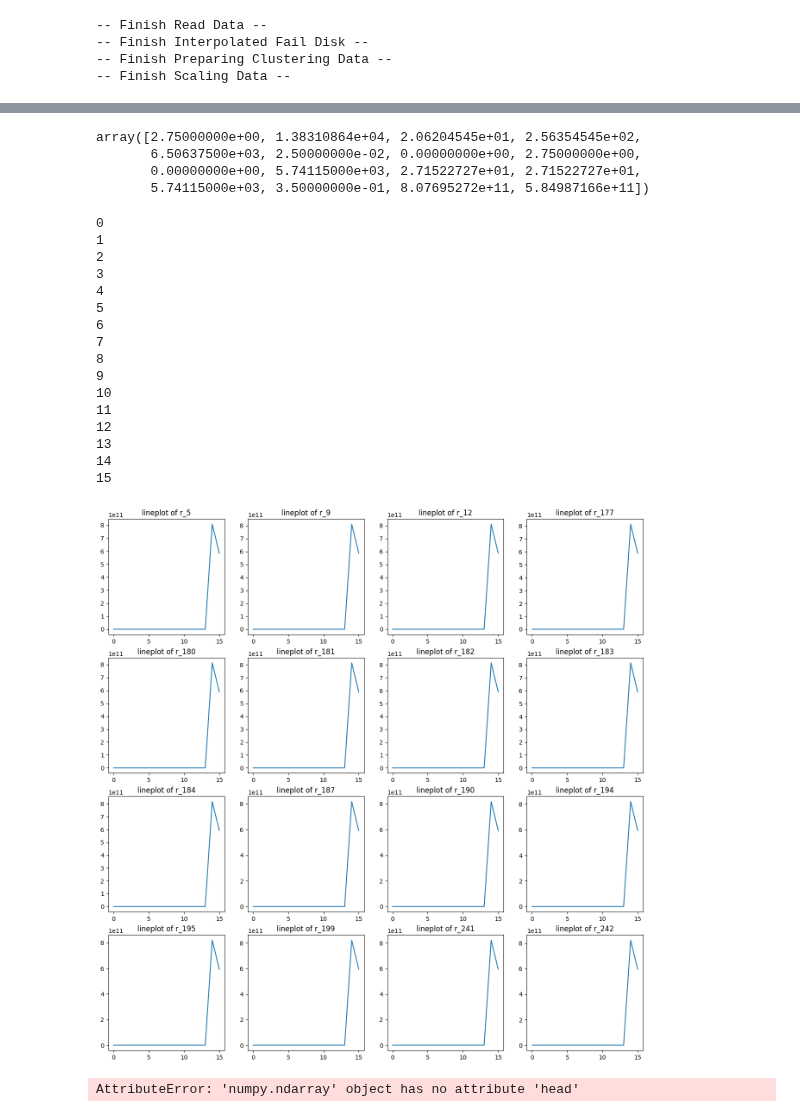
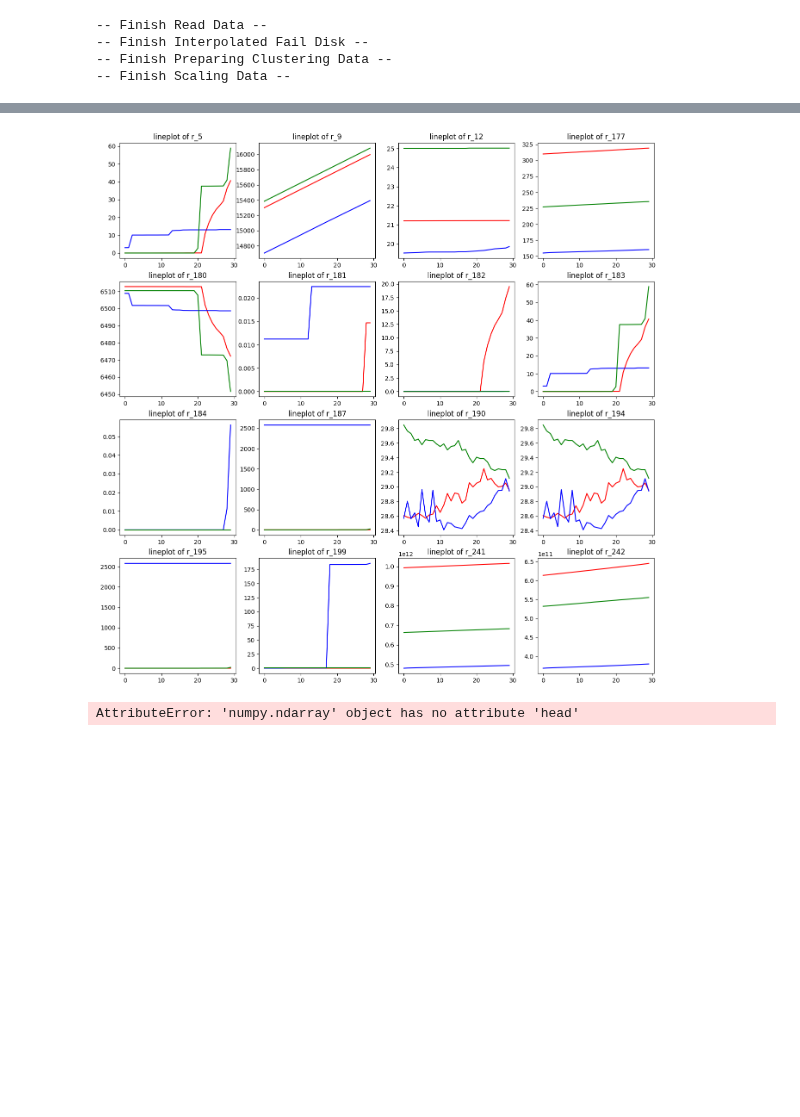
Before and after one commit to passion3659/ssd-failure, a Jupyter notebook: 개인저장소/정원/cluster_fail.ipynb, the cells around one changed output, grey strips where cells are left out. Drawn from its saved outputs; the diff is of its cells as text; code cells hidden in the pictures; blank space fills up the shorter version.

```diff
--- a/개인저장소/정원/cluster_fail.ipynb
+++ b/개인저장소/정원/cluster_fail.ipynb
@@ -12,7 +12,8 @@ import random
 import os
 
 warnings.filterwarnings(action='ignore')
-filename = os.path.join(os.getcwd(),'null_delete_MB1.csv')
+filepath = '/Users/parkjeongwon/Desktop/SSD/ssd_data/'
+filename = os.path.join(filepath,'null_delete_MB1.csv')
 raw_data = pd.read_csv(filename,index_col=False)
 raw_data = raw_data.iloc[:,1:]
 print('-- Finish Read Data --')
@@ -108,8 +120,10 @@ cluster0 = fail_disk_interpolated[fail_disk_interpolated['disk_id'].isin(disk_id
 cluster1 = fail_disk_interpolated[fail_disk_interpolated['disk_id'].isin(disk_id1)]
 cluster2 = fail_disk_interpolated[fail_disk_interpolated['disk_id'].isin(disk_id2)]
 # %%
-cluster2 = cluster2.drop(columns=['ds','label'])
-grouped_2 = cluster2.groupby("disk_id").apply(np.array)
-to_cluster_raw_2 = np.array(grouped_2.tolist())
-to_cluster2 = to_cluster_raw_2[:, :, 1:] # disk_id 제외
-print('-- Finish Preparing Clustering Data --')
+def cluster_data(df):
+    df = df.drop(columns=['ds','label'])
+    grouped_df = df.groupby("disk_id").apply(np.array)
+    to_cluster_raw = np.array(grouped_df.tolist())
+    to_cluster = to_cluster_raw[:, :, 1:] # disk_id 제외
+    print('-- Finish Preparing Clustering Data --')
+    return to_cluster
@@ -118,4 +130,7 @@ print('-- Finish Preparing Clustering Data --')
 # %%
-cluster0_mean = np.mean(to_cluster0, axis=0)
-cluster1_mean = np.mean(to_cluster1, axis=0)
-cluster2_mean = np.mean(to_cluster2, axis=0)
+to_cluster0 = cluster_data(cluster0)
+to_cluster1 = cluster_data(cluster1)
+to_cluster2 = cluster_data(cluster2)
+cluster0_mean = pd.DataFrame(np.mean(to_cluster0, axis=0))
+cluster1_mean = pd.DataFrame(np.mean(to_cluster1, axis=0))
+cluster2_mean = pd.DataFrame(np.mean(to_cluster2, axis=0))
@@ -142,38 +141,16 @@ array([[2.75000000e+00, 1.38310864e+04, 2.06204545e+01, 2.56354545e+02,
-# %%
-cluster0_mean[0]
-# %% [output]
-array([2.75000000e+00, 1.38310864e+04, 2.06204545e+01, 2.56354545e+02,
-       6.50637500e+03, 2.50000000e-02, 0.00000000e+00, 2.75000000e+00,
-       0.00000000e+00, 5.74115000e+03, 2.71522727e+01, 2.71522727e+01,
-       5.74115000e+03, 3.50000000e-01, 8.07695272e+11, 5.84987166e+11])
 # %%
 cols = list(fail_disk_interpolated.columns)
 cols = [x for x in cols if x not in ['ds','disk_id','label']]
 fig, axs = plt.subplots(figsize=(16, 16), nrows=4, ncols=4)
 for ind, col in enumerate(cols):
-    print(ind)
     x_axis = ind//4
     y_axis = ind%4
     axs[x_axis][y_axis].set_title(f'lineplot of {col}')
-    axs[x_axis][y_axis].plot(cluster0_mean[:][ind])
+    axs[x_axis][y_axis].plot(cluster0_mean.iloc[:,ind], color='red')
+    axs[x_axis][y_axis].plot(cluster1_mean.iloc[:,ind], color='blue')
+    axs[x_axis][y_axis].plot(cluster2_mean.iloc[:,ind], color='green')
 # %% [output]
-0
-1
-2
-3
-4
-5
-6
-7
-8
-9
-10
-11
-12
-13
-14
-15
-[figure, old version]
+[figure, new version]
 # %%
 def same_cluster_visualize(df, cluster0, cluster1, cluster2):
     cols = list(df.columns)
```
Also changed, not shown: parts of 6 cells of this notebook.
